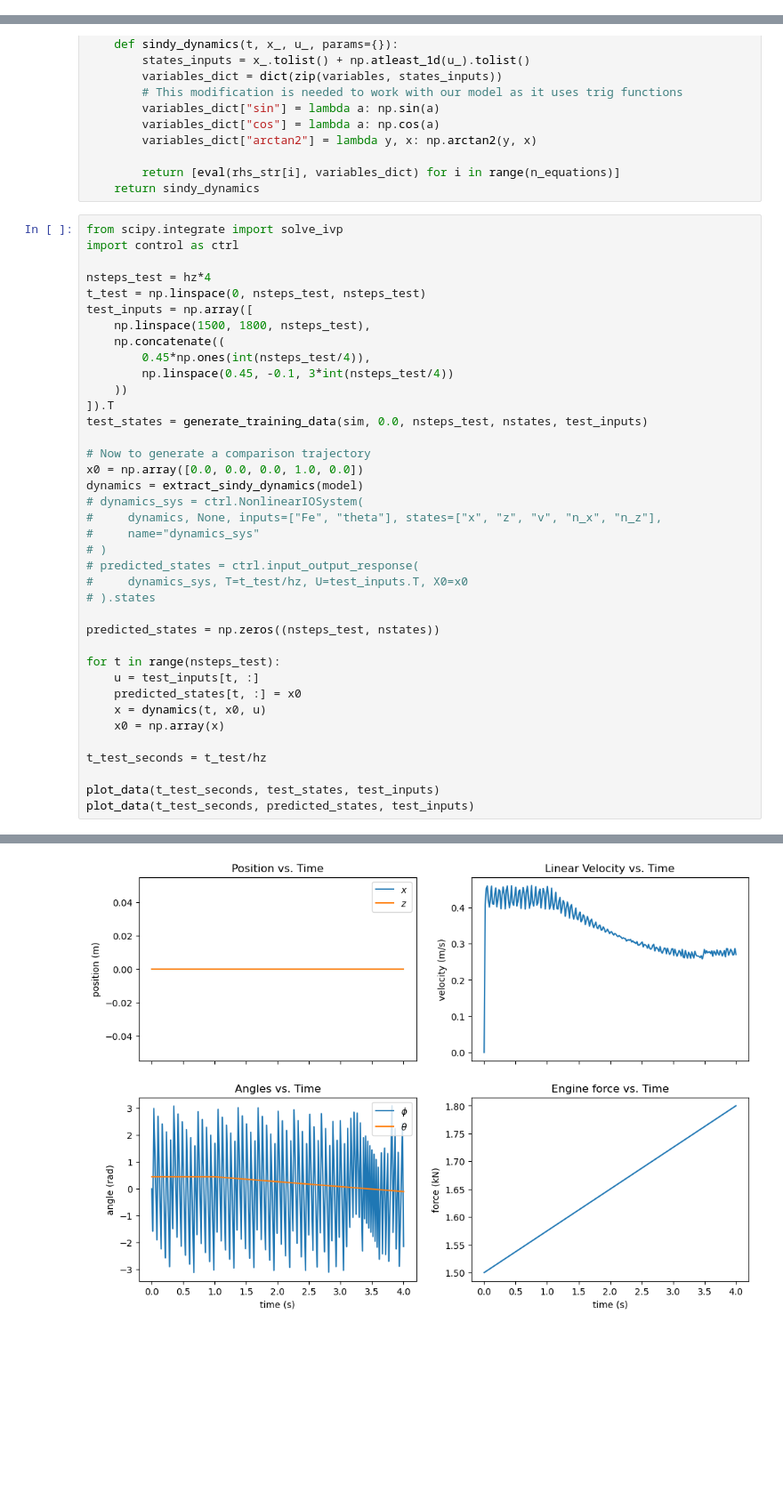
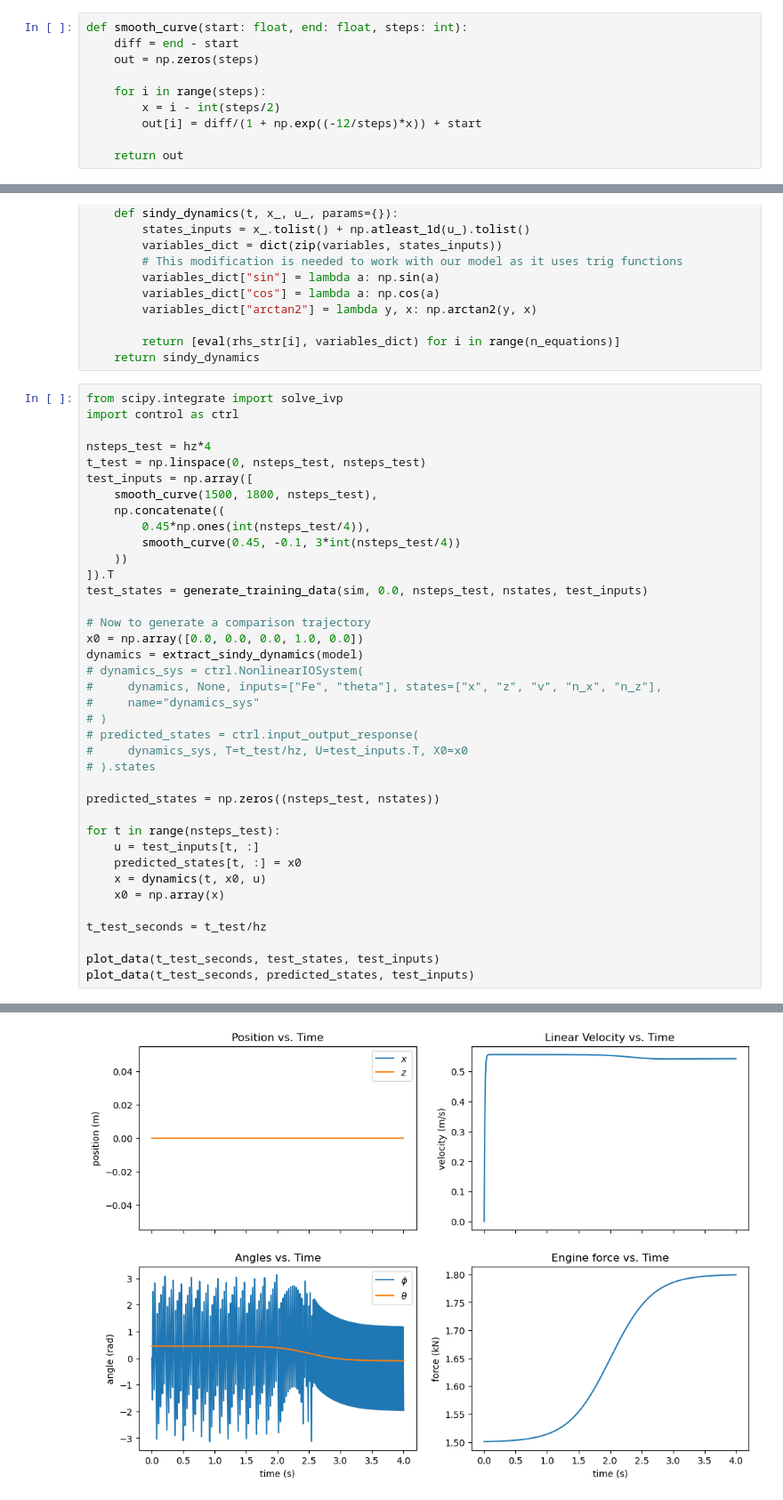
Before and after one commit to KylerLimata/hybrid-control-car, a Jupyter notebook: project.ipynb, the cells around one changed output, grey strips where cells are left out. Shown at 89% size. Drawn from its saved outputs; the diff is of its cells as text; blank space fills up the shorter version.

Commit message:
Further smooth out sample data

```diff
--- a/project.ipynb
+++ b/project.ipynb
@@ -55,3 +42,13 @@ def compute_phi(n_x, n_z) -> float:
+# %%
+def smooth_curve(start: float, end: float, steps: int):
+    diff = end - start
+    out = np.zeros(steps)
+
+    for i in range(steps):
+        x = i - int(steps/2)
+        out[i] = diff/(1 + np.exp((-12/steps)*x)) + start
+
+    return out
 # %%
 # Set up the simulation
 sim = CarSimulation()
@@ -355,10 +316,10 @@ import control as ctrl
 nsteps_test = hz*4
 t_test = np.linspace(0, nsteps_test, nsteps_test)
 test_inputs = np.array([
-    np.linspace(1500, 1800, nsteps_test),
+    smooth_curve(1500, 1800, nsteps_test),
     np.concatenate((
         0.45*np.ones(int(nsteps_test/4)),
-        np.linspace(0.45, -0.1, 3*int(nsteps_test/4))
+        smooth_curve(0.45, -0.1, 3*int(nsteps_test/4))
     ))
 ]).T
 test_states = generate_training_data(sim, 0.0, nsteps_test, nstates, test_inputs)
@@ -391 +352 @@ plot_data(t_test_seconds, predicted_states, test_inputs)
-[figure, old version]
+[figure, new version]
```
Also changed, not shown: parts of 7 cells of this notebook.
